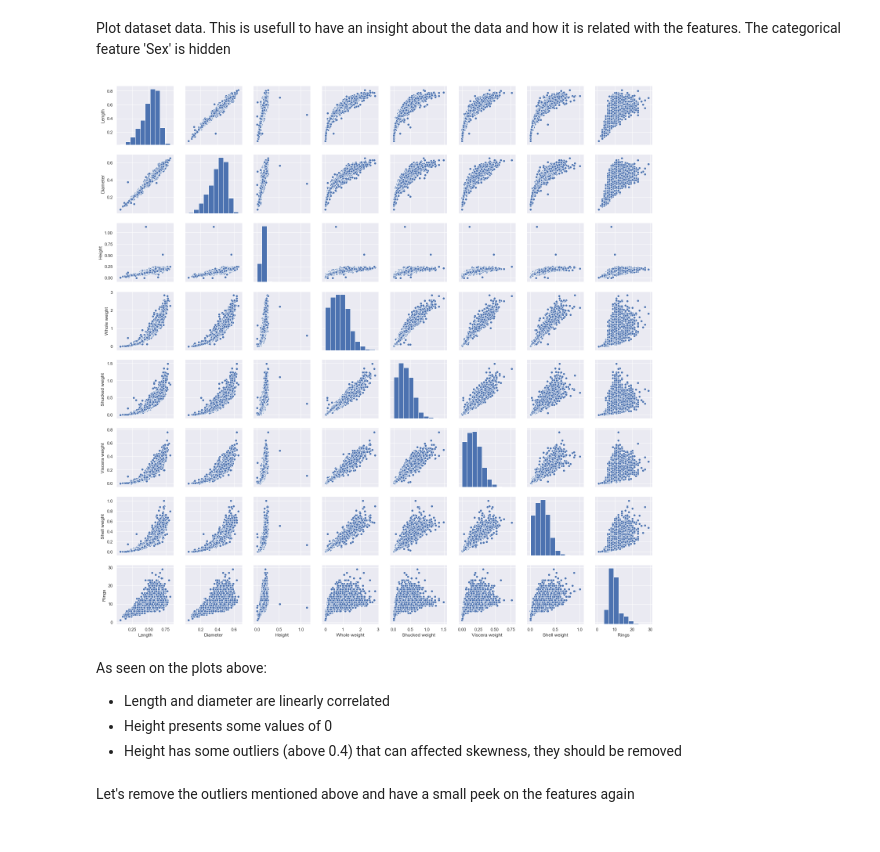
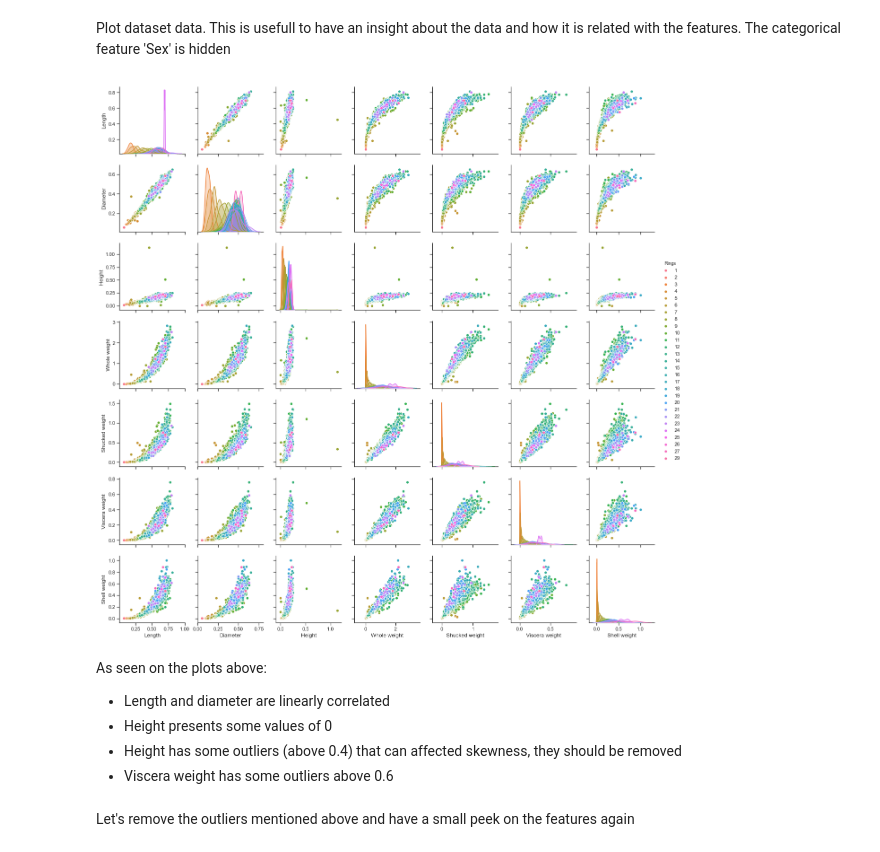
Before and after one commit to rujma/svm-py, a Jupyter notebook: svm-abalone-notebook.ipynb, the cells around one changed output. Drawn from its saved outputs; the diff is of its cells as text; code cells hidden in the pictures.

```diff
--- a/svm-abalone-notebook.ipynb
+++ b/svm-abalone-notebook.ipynb
@@ -50,12 +64,13 @@ abalone.sample(10)
 # %% [markdown]
 
 Plot dataset data. This is usefull to have an insight about the data and how it is related with the features. The categorical feature 'Sex' is hidden
-# %%
-sns.set()
-sns.pairplot(abalone, height = 2.5)
-plt.show()
-# %% [output]
-[figure, removed]
+# %%
+# Plot all data into subsets
+sns.set(style="ticks", color_codes=True)
+sns.pairplot(abalone, vars=abalone.columns[1:-1],hue='Rings')
+plt.show()
+# %% [output]
+[figure, added]
 # %% [markdown]
 
 As seen on the plots above:
@@ -63,6 +78,7 @@ As seen on the plots above:
 - Length and diameter are linearly correlated
 - Height presents some values of 0
 - Height has some outliers (above 0.4) that can affected skewness, they should be removed
+- Viscera weight has some outliers above 0.6
 # %% [markdown]
 
 Let's remove the outliers mentioned above and have a small peek on the features again
```
Also changed, not shown: parts of 17 cells of this notebook, 4 other files.
